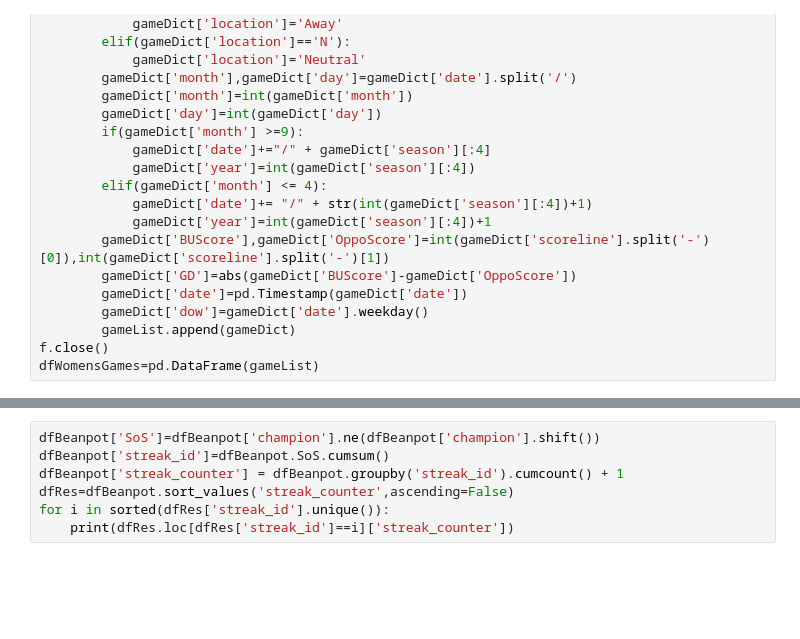
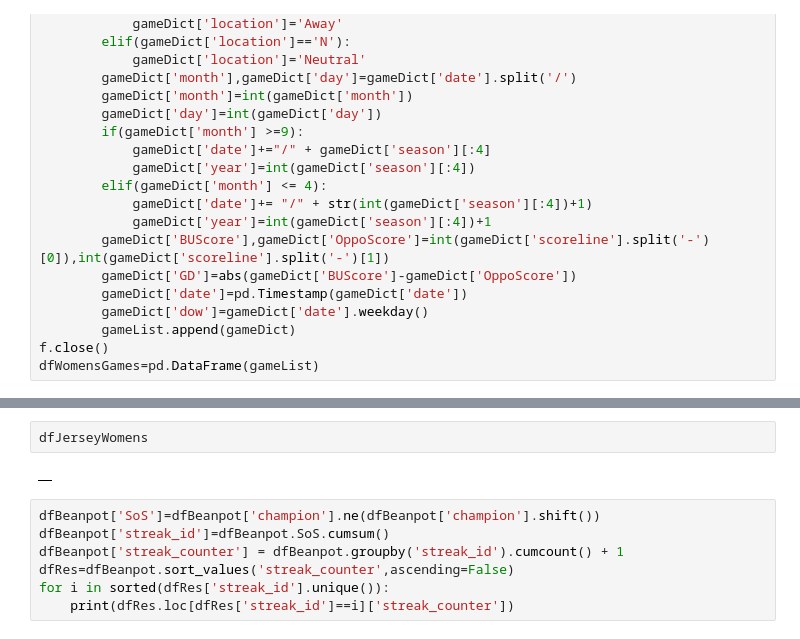
Before and after one commit to redsoxfan2194/buhockeystats, a Jupyter notebook: BU Record Book-Clean.ipynb, the cells around one changed output, grey strips where cells are left out. Cells and saved outputs as stored; diff of their text form; blank space fills up the shorter version.

```diff
--- a/BU Record Book-Clean.ipynb
+++ b/BU Record Book-Clean.ipynb
@@ -1920,3 +1951,7 @@ Between:  ['2012', '2016']
+# %%
+dfJerseyWomens
+# %% [output]
+|  |
 # %%
 dfBeanpot['SoS']=dfBeanpot['champion'].ne(dfBeanpot['champion'].shift())
 dfBeanpot['streak_id']=dfBeanpot.SoS.cumsum()
```
Also changed, not shown: parts of 8 cells of this notebook, 2 other files.
